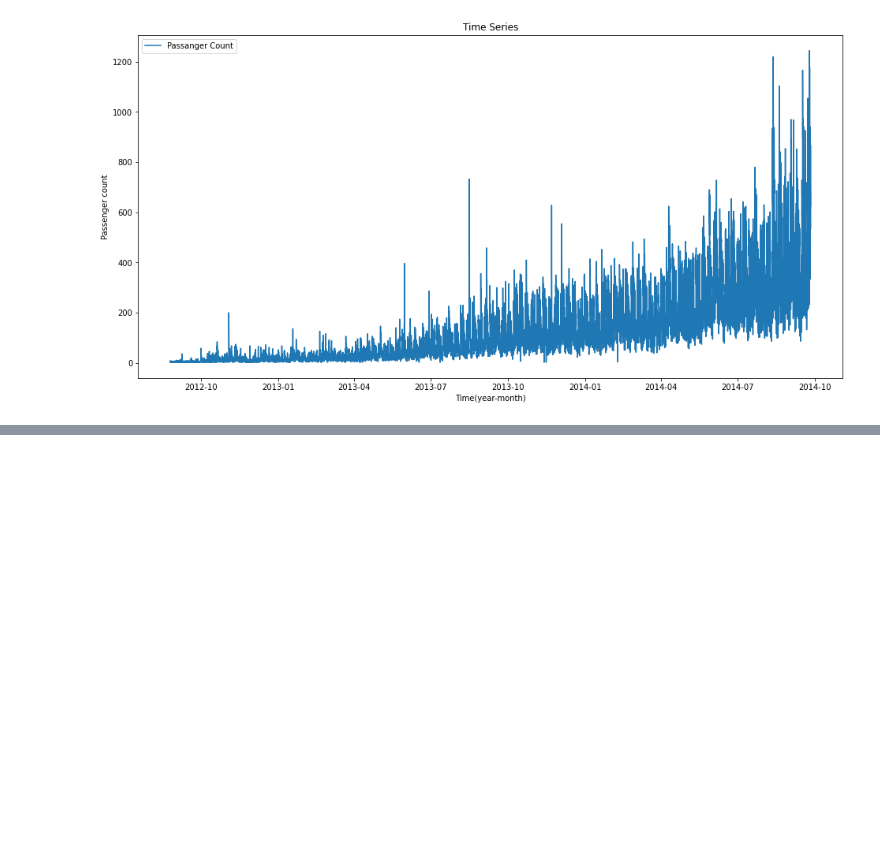
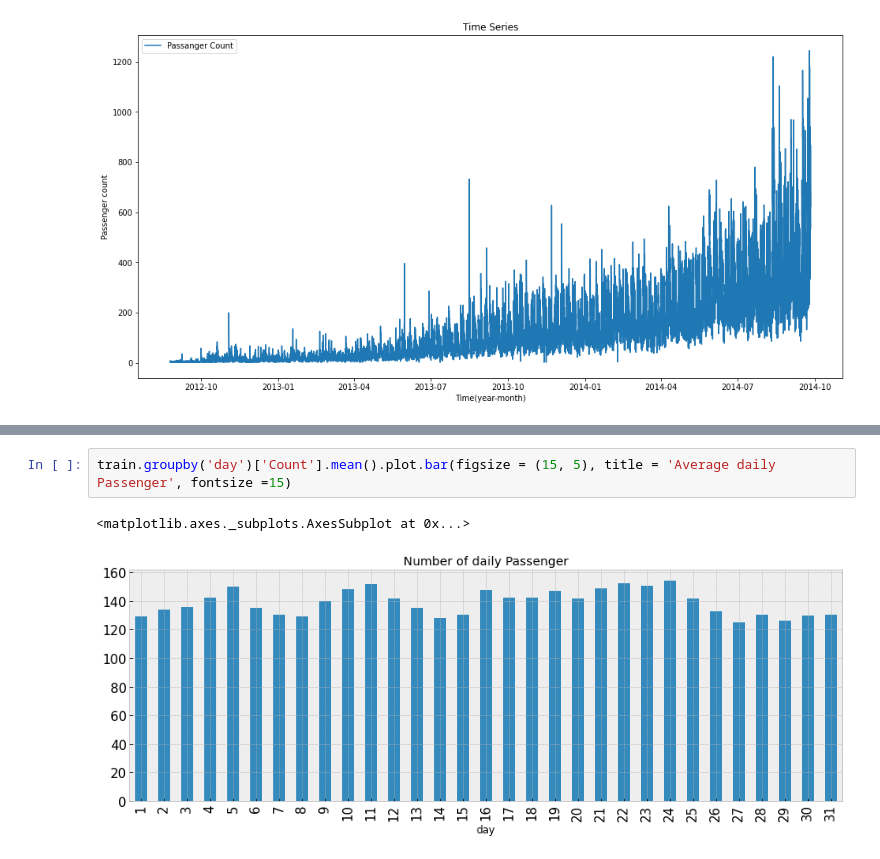
Before and after one commit to Pachinchin/Timeseries-Forecasting, a Jupyter notebook: Time_series.ipynb, the cells around one changed output, grey strips where cells are left out. Saved outputs shown, nothing was run; the diff lists cells and outputs as text; blank space fills up the shorter version.

```diff
--- a/Time_series.ipynb
+++ b/Time_series.ipynb
@@ -85,0 +107,5 @@ plt.legend(loc ='best')
+# %%
+train.groupby('day')['Count'].mean().plot.bar(figsize = (15, 5), title = 'Average daily Passenger', fontsize =15)
+# %% [output]
+<matplotlib.axes._subplots.AxesSubplot at 0x...>
+[figure, added]
```
Also changed, not shown: parts of 7 cells of this notebook, 1 other file.
